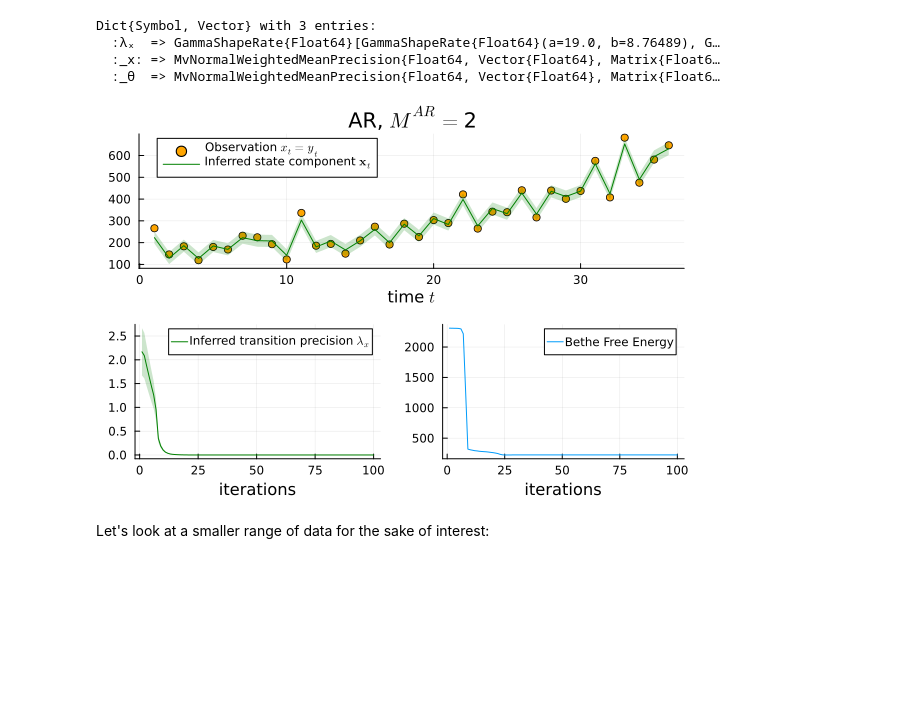
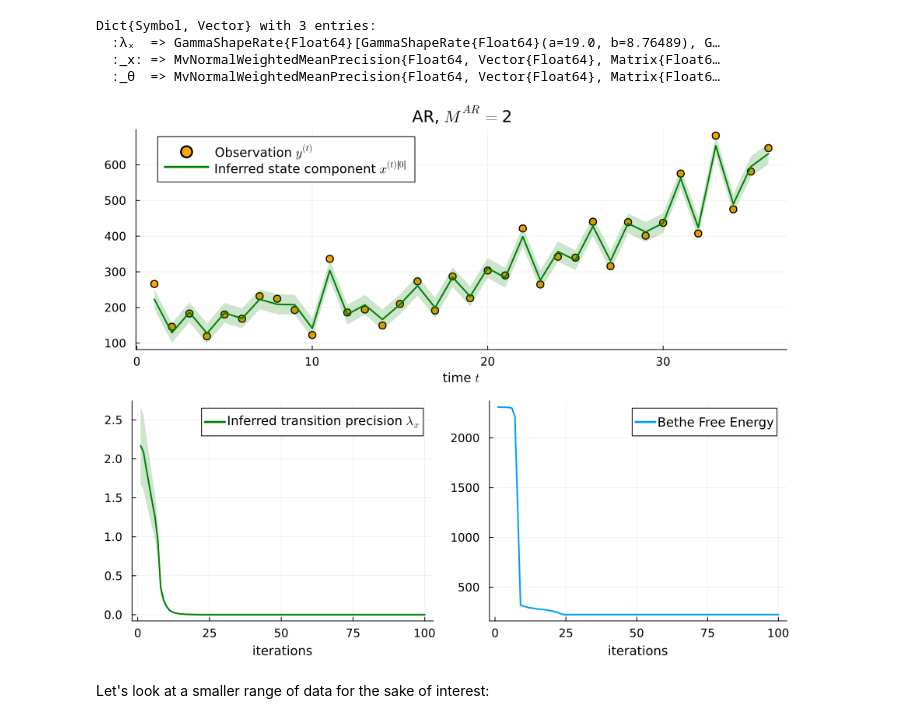
Before and after one commit to LearnableLoopAI/SalesForecastingWithTVAR-AR4, a Jupyter notebook: SalesForecastingWithTVAR-AR4_PORT.ipynb, the cells around one changed output. Drawn from its saved outputs; the diff is of its cells as text; code cells hidden in the pictures; blank space fills up the shorter version.

```diff
--- a/SalesForecastingWithTVAR-AR4_PORT.ipynb
+++ b/SalesForecastingWithTVAR-AR4_PORT.ipynb
@@ -485,39 +536,39 @@ Dict{Symbol, Vector} with 3 entries:
 # %%
 p1 = plot(
     ## first.(_xˣ꞉), ## first.() gives xˣₜ, not the delayed xˣₜ₋₁, xˣₜ₋₂, ..., xˣₜ₋ₘ₊₁
-    title="AR, " * L"$M^{AR}=$" * "$Mᵇᵉˢᵗ",
+    title="AR, " * L"$M^{\mathit{AR}}=$" * "$Mᵇᵉˢᵗ",
     xlabel=L"time $t$",
     color="red",
-    ## label=L"Hidden state component $\mathbf{x}^*_t$")
+    ## label=L"Hidden state component $x^{\ast(t)[0]}$")
 )
-p1 = scatter!(p1, y꞉, label=L"Observation $x_t=y_t$", color="orange")
+p1 = scatter!(p1, y꞉, label=L"Observation $y^{(t)}$", color="orange")
 p1 = plot!(
     p1, first.(mean.(_x꞉)),
     ribbon=first.(std.(_x꞉)),
     fillalpha=0.2,
-    label=L"Inferred state component $\mathbf{x}_t$",
+    label=L"Inferred state component $x^{(t)[0]}$",
     color="green",
     legend=:topleft)
 
 p2 = plot(
     mean.(λₓ), ribbon=std.(λₓ),
     fillalpha=0.2,
     label=L"Inferred transition precision $\lambda_x$",
     color="green",
     legend=:topright,
     xlabel="iterations",
 )
 ## p2 = plot!(
 ##     [λˣₓ],
 ##     seriestype=:hline,
 ##     color="red", #.
-##     label=L"Real transition precision $\lambda_x^*$"
+##     label=L"Real transition precision $\lambda_x^{\ast}$"
 ## )
 
 p3 = plot(results[Mᵇᵉˢᵗ].free_energy, label="Bethe Free Energy", xlabel="iterations")
-plot(p1, p2, p3, layout=@layout([ a; b c ]))
+plot(p1, p2, p3, layout=@layout([ a; b c ]), size=(900, 720))
 # %% [output]
-[figure, old version]
+[figure, new version]
 # %% [markdown]
 Let's look at a smaller range of data for the sake of interest:
 # %%
```
Also changed, not shown: parts of 18 cells of this notebook, 3 other files.
